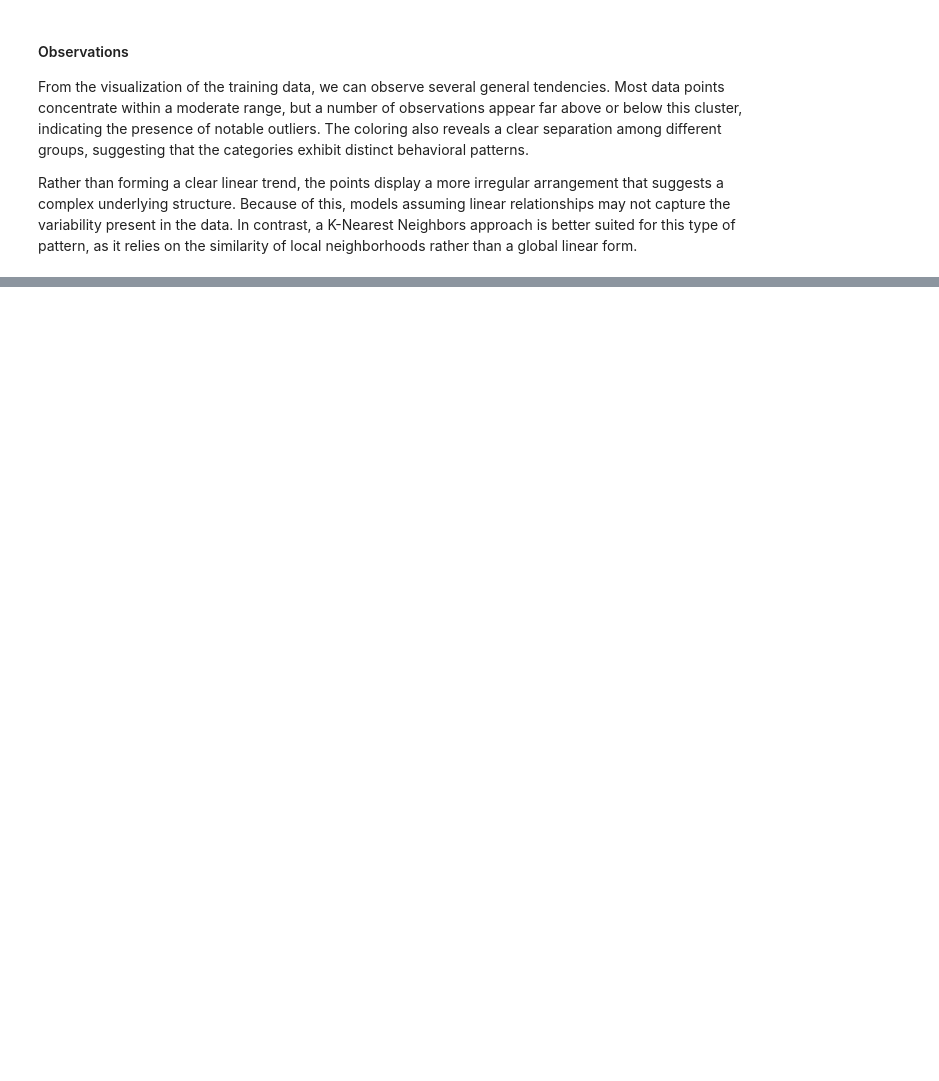
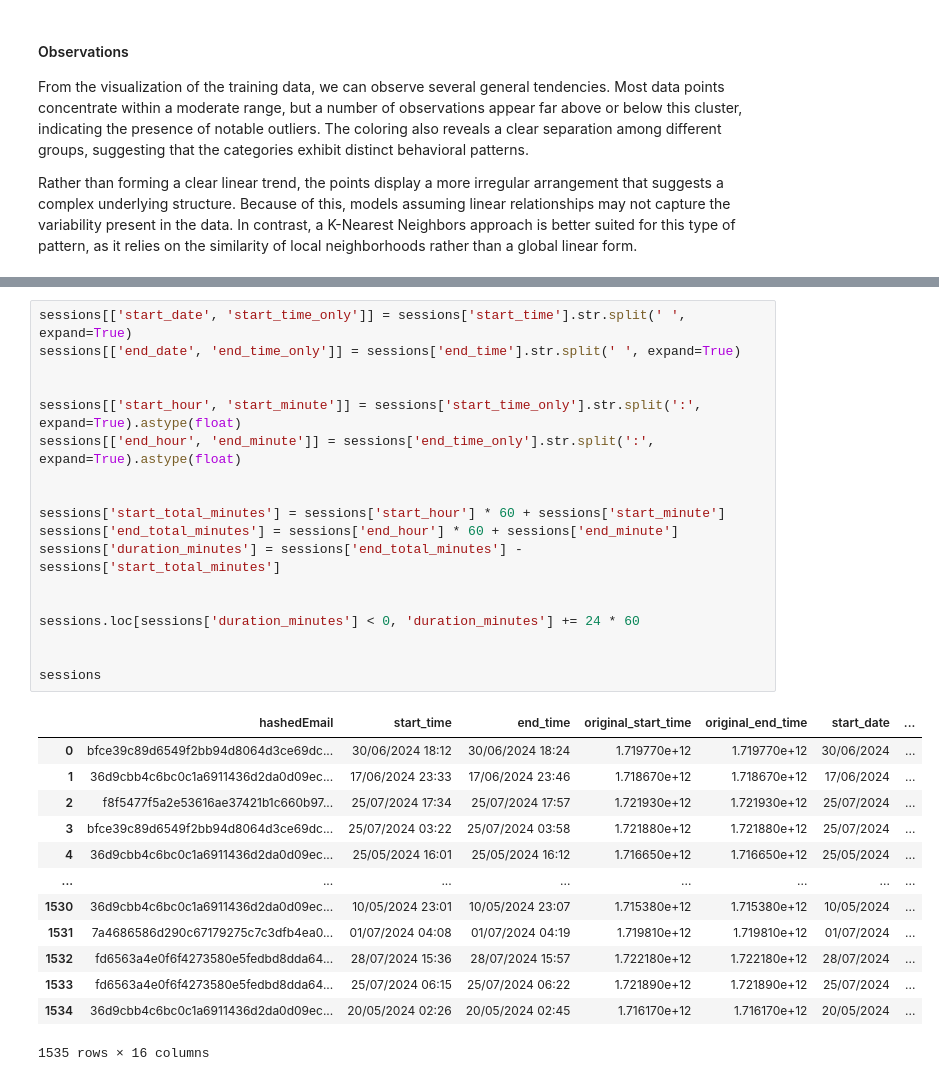
Before and after one commit to chancesong10/video-game-research-project, a Jupyter notebook: Project.ipynb, the cells around one changed output, grey strips where cells are left out. Drawn from its saved outputs; the diff is of its cells as text; blank space fills up the shorter version.

Commit message:
Added sessions merge code and fixed some stuff

```diff
--- a/Project.ipynb
+++ b/Project.ipynb
@@ -232,0 +272,32 @@ viz_scatter_active
+# %%
+sessions[['start_date', 'start_time_only']] = sessions['start_time'].str.split(' ', expand=True)
+sessions[['end_date', 'end_time_only']] = sessions['end_time'].str.split(' ', expand=True)
+
+
+sessions[['start_hour', 'start_minute']] = sessions['start_time_only'].str.split(':', expand=True).astype(float)
+sessions[['end_hour', 'end_minute']] = sessions['end_time_only'].str.split(':', expand=True).astype(float)
+
+
+sessions['start_total_minutes'] = sessions['start_hour'] * 60 + sessions['start_minute']
+sessions['end_total_minutes'] = sessions['end_hour'] * 60 + sessions['end_minute']
+sessions['duration_minutes'] = sessions['end_total_minutes'] - sessions['start_total_minutes']
+
+
+sessions.loc[sessions['duration_minutes'] < 0, 'duration_minutes'] += 24 * 60
+
+
+sessions
+# %% [output]
+|  | hashedEmail | start_time | end_time | original_start_time | original_end_time | start_date | ... |
+| 0 | bfce39c89d6549f2bb94d8064d3ce69dc... | 30/06/2024 18:12 | 30/06/2024 18:24 | 1.719770e+12 | 1.719770e+12 | 30/06/2024 | ... |
+| 1 | 36d9cbb4c6bc0c1a6911436d2da0d09ec... | 17/06/2024 23:33 | 17/06/2024 23:46 | 1.718670e+12 | 1.718670e+12 | 17/06/2024 | ... |
+| 2 | f8f5477f5a2e53616ae37421b1c660b97... | 25/07/2024 17:34 | 25/07/2024 17:57 | 1.721930e+12 | 1.721930e+12 | 25/07/2024 | ... |
+| 3 | bfce39c89d6549f2bb94d8064d3ce69dc... | 25/07/2024 03:22 | 25/07/2024 03:58 | 1.721880e+12 | 1.721880e+12 | 25/07/2024 | ... |
+| 4 | 36d9cbb4c6bc0c1a6911436d2da0d09ec... | 25/05/2024 16:01 | 25/05/2024 16:12 | 1.716650e+12 | 1.716650e+12 | 25/05/2024 | ... |
+| ... | ... | ... | ... | ... | ... | ... | ... |
+| 1530 | 36d9cbb4c6bc0c1a6911436d2da0d09ec... | 10/05/2024 23:01 | 10/05/2024 23:07 | 1.715380e+12 | 1.715380e+12 | 10/05/2024 | ... |
+| 1531 | 7a4686586d290c67179275c7c3dfb4ea0... | 01/07/2024 04:08 | 01/07/2024 04:19 | 1.719810e+12 | 1.719810e+12 | 01/07/2024 | ... |
+| 1532 | fd6563a4e0f6f4273580e5fedbd8dda64... | 28/07/2024 15:36 | 28/07/2024 15:57 | 1.722180e+12 | 1.722180e+12 | 28/07/2024 | ... |
+| 1533 | fd6563a4e0f6f4273580e5fedbd8dda64... | 25/07/2024 06:15 | 25/07/2024 06:22 | 1.721890e+12 | 1.721890e+12 | 25/07/2024 | ... |
+| 1534 | 36d9cbb4c6bc0c1a6911436d2da0d09ec... | 20/05/2024 02:26 | 20/05/2024 02:45 | 1.716170e+12 | 1.716170e+12 | 20/05/2024 | ... |
+1535 rows × 16 columns
```
Also changed, not shown: parts of 5 cells of this notebook.
